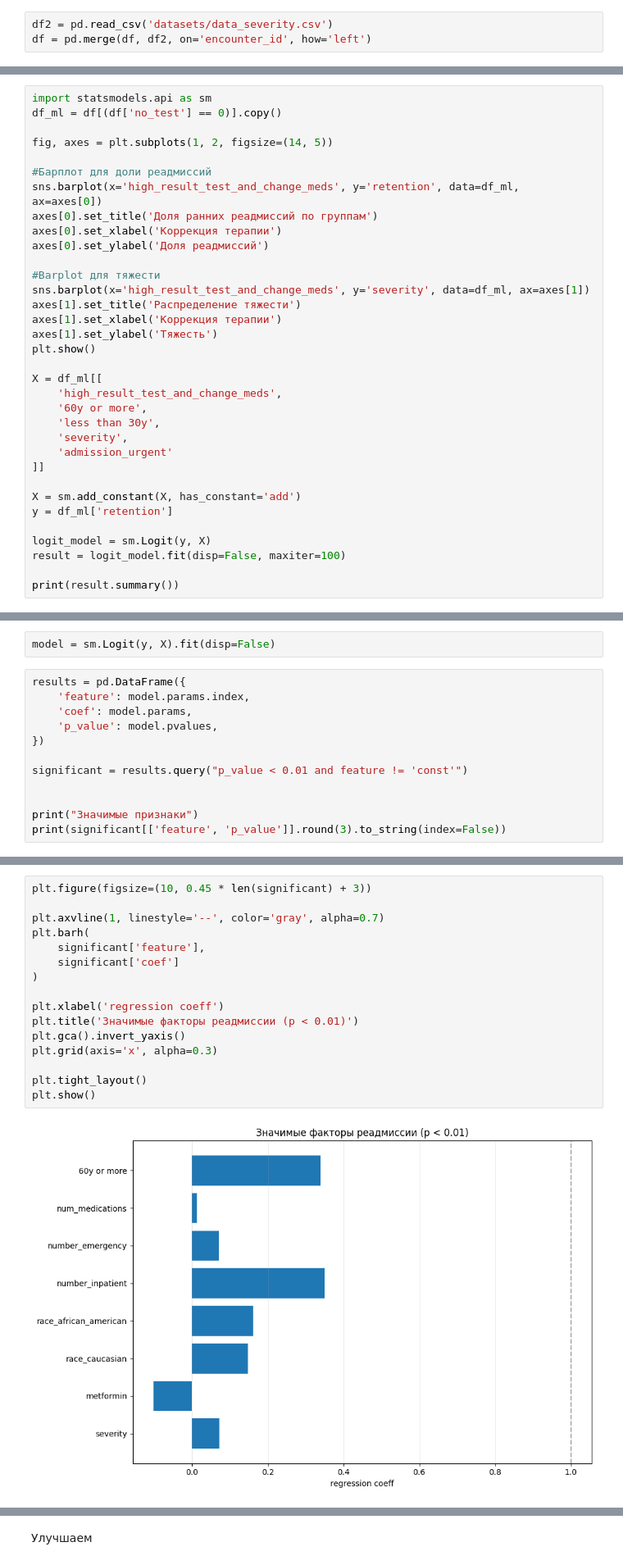
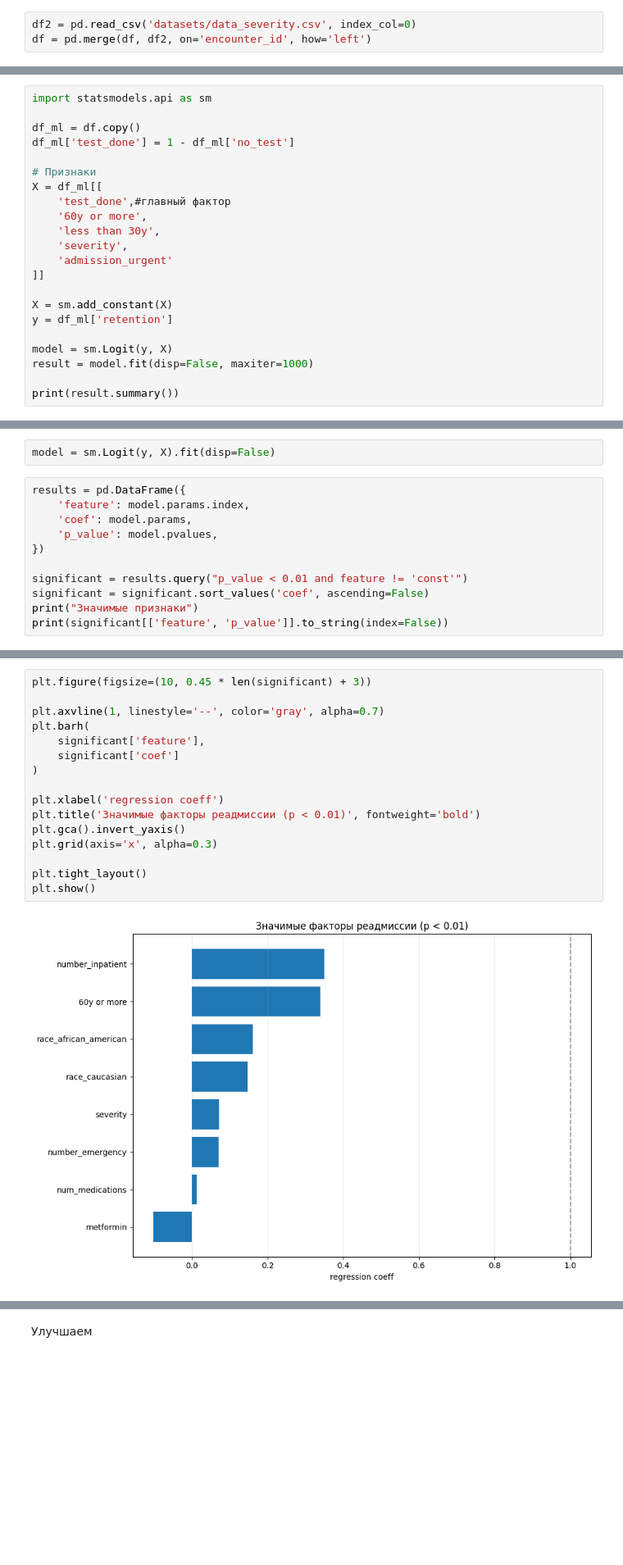
Before and after one commit to ramzntsv/Statistics_GP, a Jupyter notebook: main.ipynb, the cells around one changed output, grey strips where cells are left out. Shown at 82% size. Drawn from its saved outputs; the diff is of its cells as text; blank space fills up the shorter version.

Commit message:
added timestamp dataset and add part 1 in main file

```diff
--- a/main.ipynb
+++ b/main.ipynb
@@ -23,3 +487,3 @@ df.drop(columns=['Unnamed: 0'])
 # %%
-df2 = pd.read_csv('datasets/data_severity.csv')
+df2 = pd.read_csv('datasets/data_severity.csv', index_col=0)
 df = pd.merge(df, df2, on='encounter_id', how='left')
@@ -43,36 +516,24 @@ Index(['Unnamed: 0_x', 'encounter_id', 'days_in_hospital', 'num_procedures',
 У пациентов, с проведенным HbA1C тестом, своевременная коррекция терапии  является независимым фактором, снижающим риск ранней повторной госпитализации, даже после учета влияния возраста пациента, тяжести состояния  и типа поступления. ЛОГИСТИЧЕСКАЯ РЕГРЕССИЯ
 # %%
 import statsmodels.api as sm
-df_ml = df[(df['no_test'] == 0)].copy()
 
-fig, axes = plt.subplots(1, 2, figsize=(14, 5))
+df_ml = df.copy()
+df_ml['test_done'] = 1 - df_ml['no_test']
 
-#Барплот для доли реадмиссий
-sns.barplot(x='high_result_test_and_change_meds', y='retention', data=df_ml, ax=axes[0])
-axes[0].set_title('Доля ранних реадмиссий по группам')
-axes[0].set_xlabel('Коррекция терапии')
-axes[0].set_ylabel('Доля реадмиссий')
-
-#Barplot для тяжести
-sns.barplot(x='high_result_test_and_change_meds', y='severity', data=df_ml, ax=axes[1])
-axes[1].set_title('Распределение тяжести')
-axes[1].set_xlabel('Коррекция терапии')
-axes[1].set_ylabel('Тяжесть')
-plt.show()
-
+# Признаки
 X = df_ml[[
-    'high_result_test_and_change_meds',
+    'test_done',#главный фактор
     '60y or more',
     'less than 30y',
     'severity',
     'admission_urgent'
 ]]
 
-X = sm.add_constant(X, has_constant='add')
+X = sm.add_constant(X)
 y = df_ml['retention']
 
-logit_model = sm.Logit(y, X)
-result = logit_model.fit(disp=False, maxiter=100)
+model = sm.Logit(y, X)
+result = model.fit(disp=False, maxiter=1000)
 
 print(result.summary())
 # %% [output]
@@ -143,9 +603,8 @@ results = pd.DataFrame({
 })
 
 significant = results.query("p_value < 0.01 and feature != 'const'")
-
-
+significant = significant.sort_values('coef', ascending=False)
 print("Значимые признаки")
-print(significant[['feature', 'p_value']].round(3).to_string(index=False))
+print(significant[['feature', 'p_value']].to_string(index=False))
 # %% [output]
 Значимые признаки
@@ -161,21 +620,21 @@ race_african_american    0.010
 # %%
 plt.figure(figsize=(10, 0.45 * len(significant) + 3))
 
 plt.axvline(1, linestyle='--', color='gray', alpha=0.7)
 plt.barh(
     significant['feature'],
     significant['coef']
 )
 
 plt.xlabel('regression coeff')
-plt.title('Значимые факторы реадмиссии (p < 0.01)')
+plt.title('Значимые факторы реадмиссии (p < 0.01)', fontweight='bold')
 plt.gca().invert_yaxis()
 plt.grid(axis='x', alpha=0.3)
 
 plt.tight_layout()
 plt.show()
 # %% [output]
-[figure, old version]
+[figure, new version]
 # %%
 from sklearn.model_selection import train_test_split
 from sklearn.linear_model import LogisticRegression
```
Also changed, not shown: parts of 73 cells of this notebook, 1 other file.
